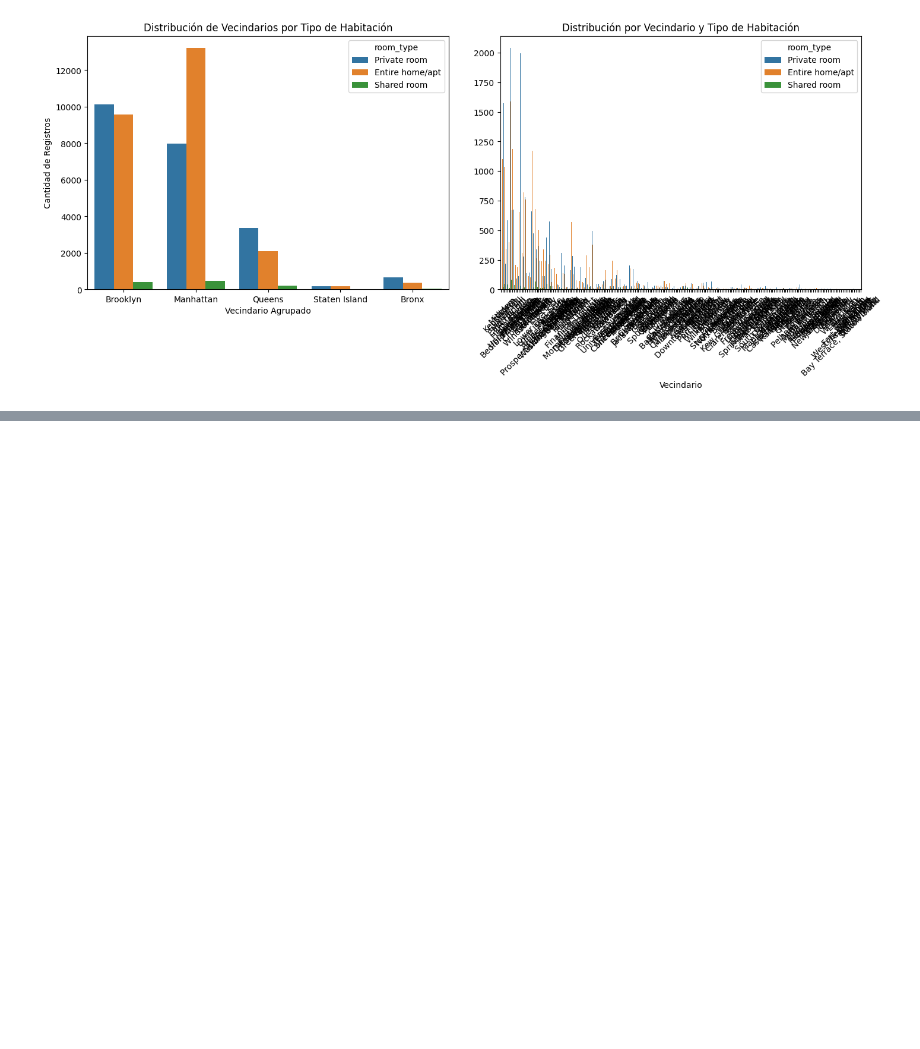
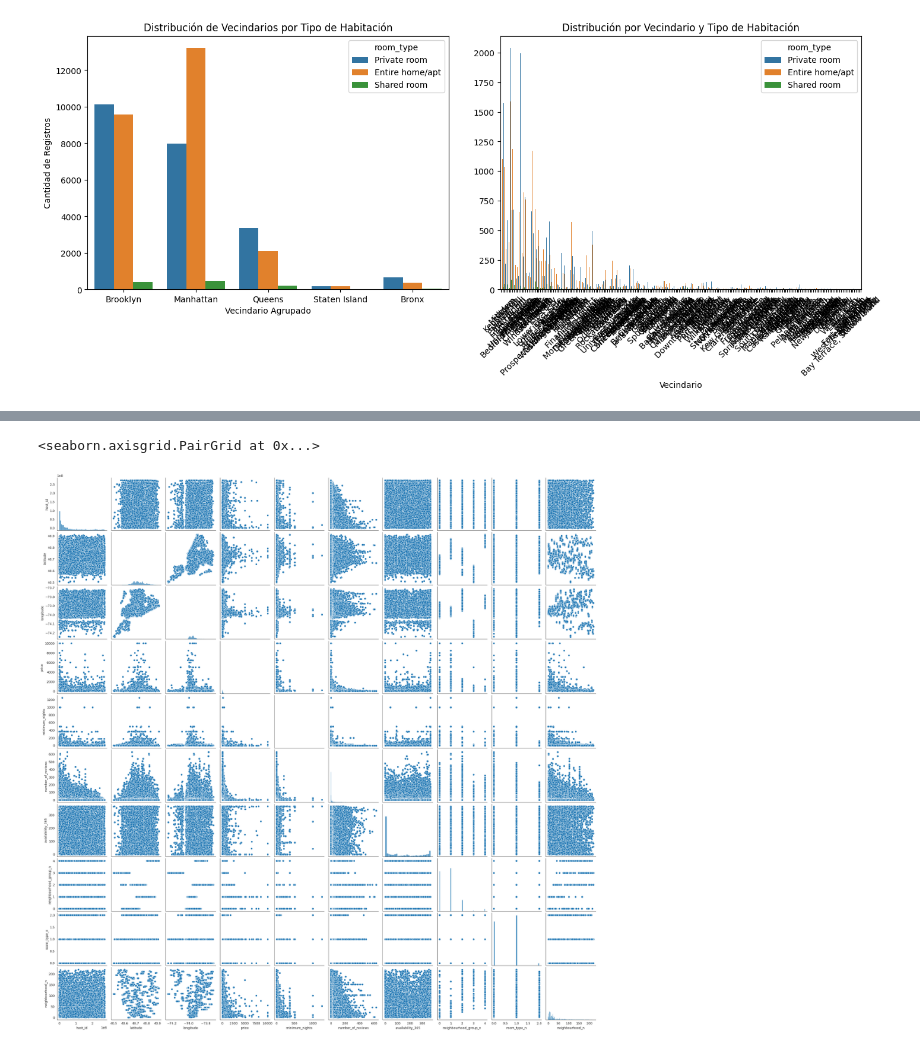
Before and after one commit to jaestupinan/machine-learning-python-template-JaironMark, a Jupyter notebook: src/explore.ipynb, the cells around one changed output, grey strips where cells are left out. Cells and saved outputs as stored; diff of their text form; code cells hidden in the pictures; blank space fills up the shorter version.

```diff
--- a/src/explore.ipynb
+++ b/src/explore.ipynb
@@ -227,0 +261,5 @@ plt.show()
+# %%
+sns.pairplot(data = data_limpia)
+# %% [output]
+<seaborn.axisgrid.PairGrid at 0x...>
+[figure, added]
```
Also changed, not shown: parts of 20 cells of this notebook, 1 other file.
